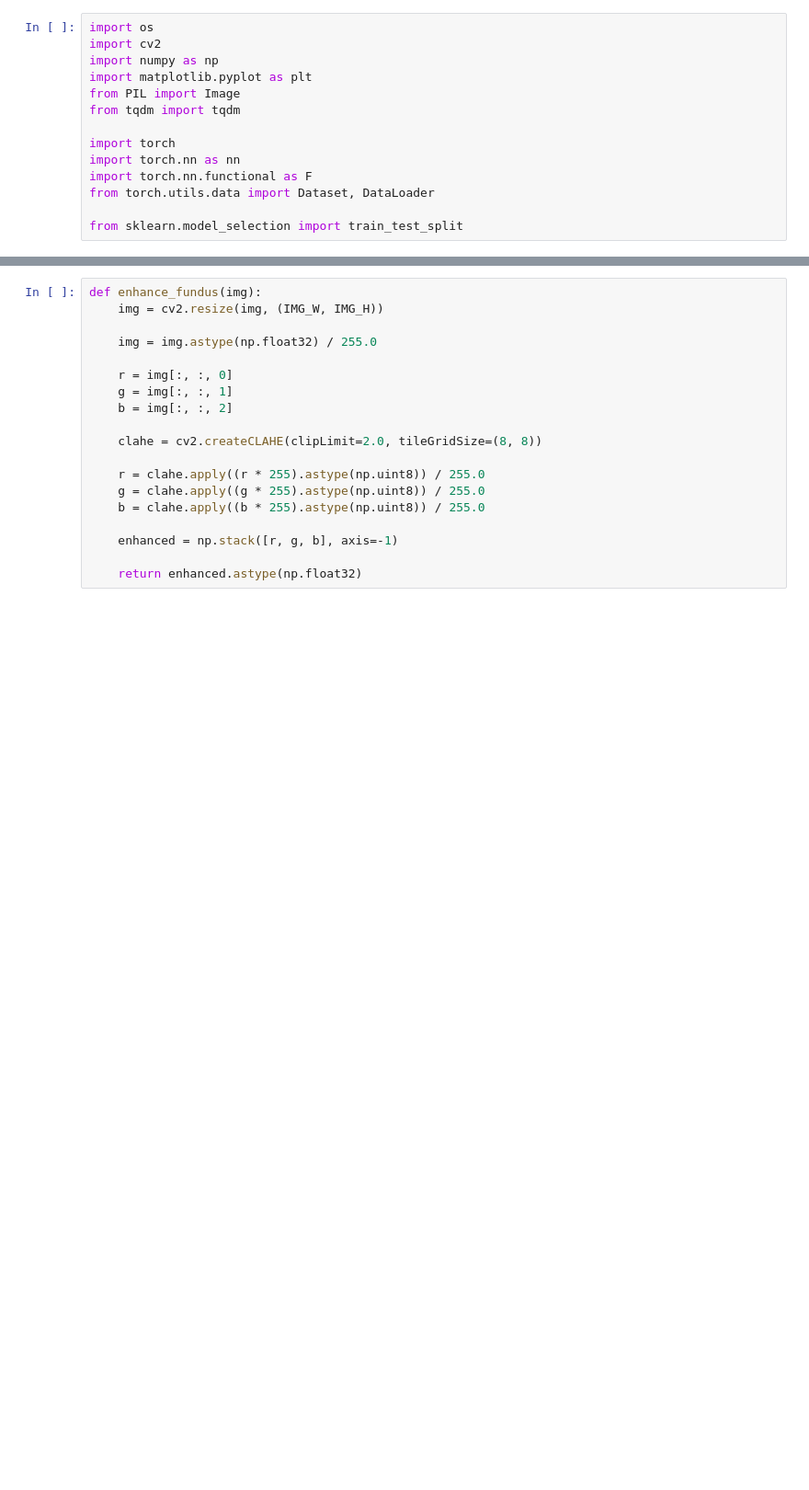
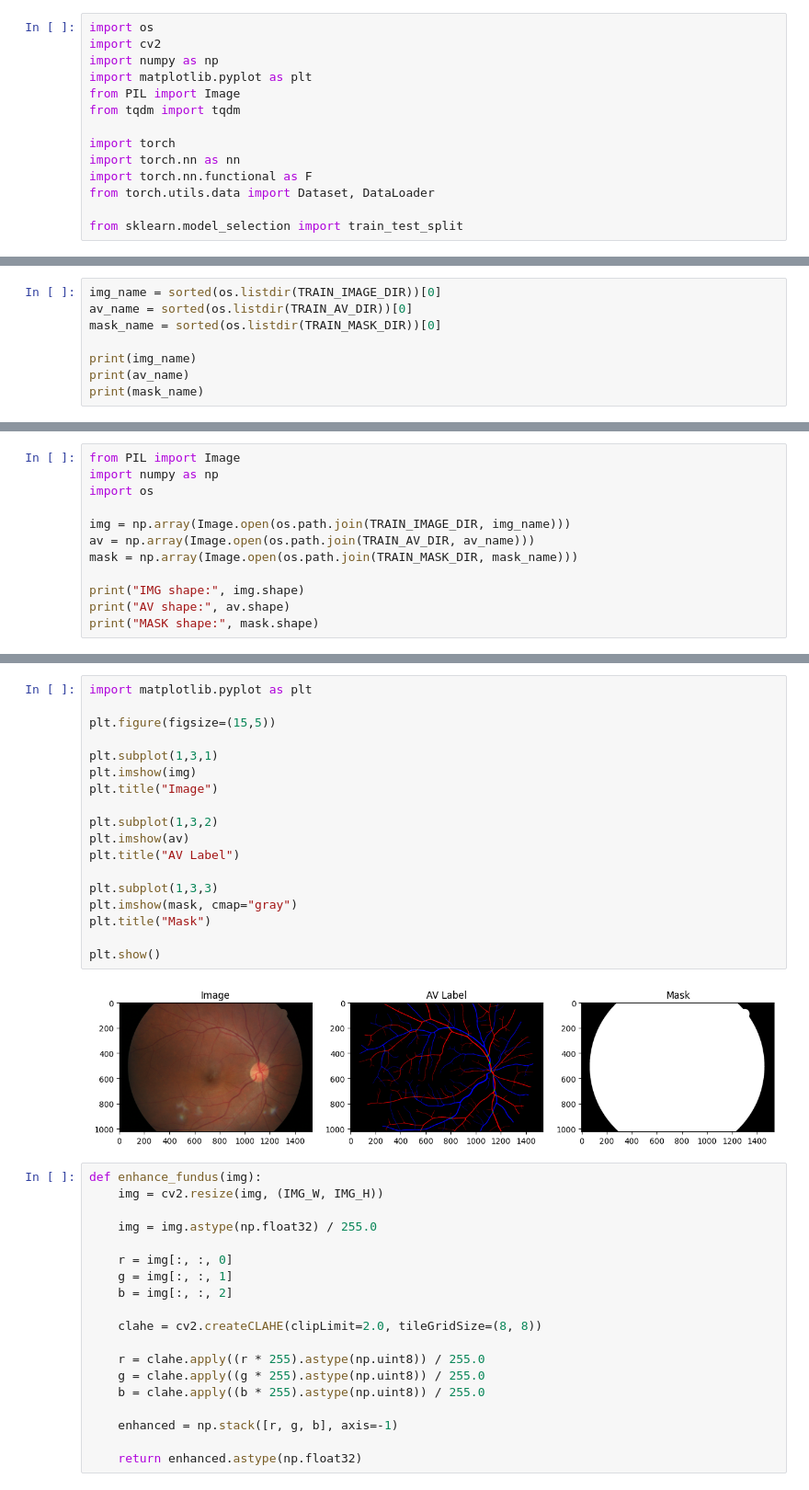
Before and after one commit to tanishhhk/AV_Segmentation, a Jupyter notebook: 10_final.ipynb, the cells around one changed output, grey strips where cells are left out. Shown at 92% size. Drawn from its saved outputs; the diff is of its cells as text; blank space fills up the shorter version.

```diff
--- a/10_final.ipynb
+++ b/10_final.ipynb
@@ -34,0 +45,8 @@ print(DEVICE)
+# %%
+img_name = sorted(os.listdir(TRAIN_IMAGE_DIR))[0]
+av_name = sorted(os.listdir(TRAIN_AV_DIR))[0]
+mask_name = sorted(os.listdir(TRAIN_MASK_DIR))[0]
+
+print(img_name)
+print(av_name)
+print(mask_name)
@@ -34,0 +57,12 @@ print(DEVICE)
+# %%
+from PIL import Image
+import numpy as np
+import os
+
+img = np.array(Image.open(os.path.join(TRAIN_IMAGE_DIR, img_name)))
+av = np.array(Image.open(os.path.join(TRAIN_AV_DIR, av_name)))
+mask = np.array(Image.open(os.path.join(TRAIN_MASK_DIR, mask_name)))
+
+print("IMG shape:", img.shape)
+print("AV shape:", av.shape)
+print("MASK shape:", mask.shape)
@@ -35,3 +92,23 @@ print(DEVICE)
+# %%
+import matplotlib.pyplot as plt
+
+plt.figure(figsize=(15,5))
+
+plt.subplot(1,3,1)
+plt.imshow(img)
+plt.title("Image")
+
+plt.subplot(1,3,2)
+plt.imshow(av)
+plt.title("AV Label")
+
+plt.subplot(1,3,3)
+plt.imshow(mask, cmap="gray")
+plt.title("Mask")
+
+plt.show()
+# %% [output]
+[figure, added]
 # %%
 def enhance_fundus(img):
     img = cv2.resize(img, (IMG_W, IMG_H))
```
Also changed, not shown: parts of 23 cells of this notebook, 1 other file.
